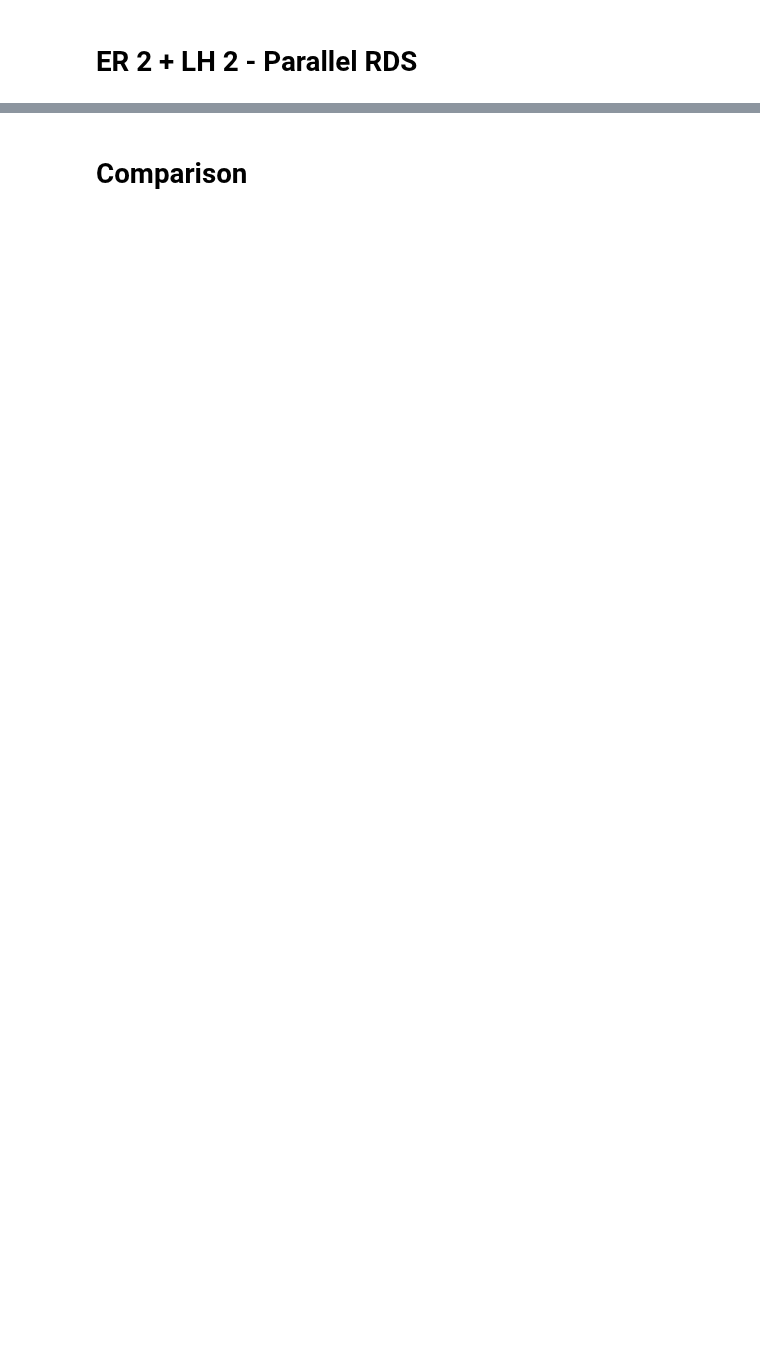
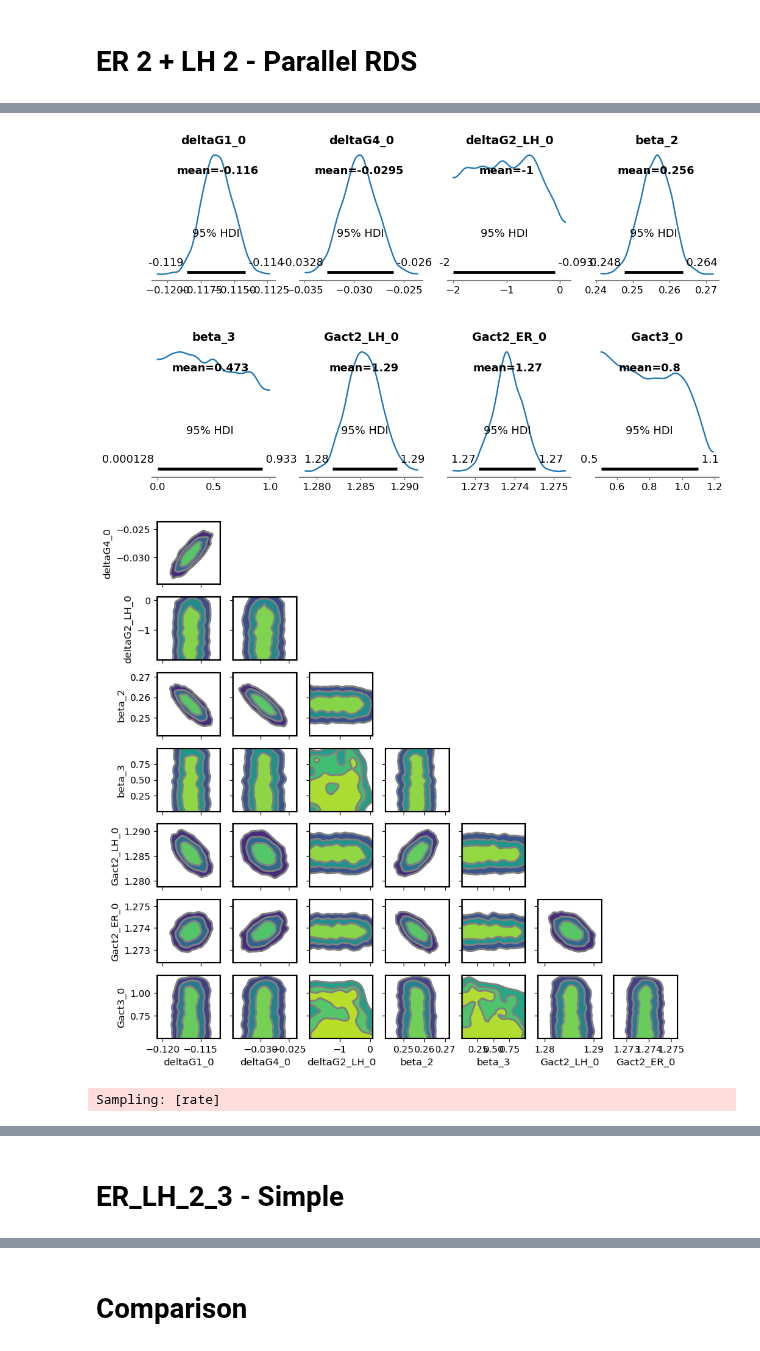
Before and after one commit to awasthivarun/MKM, a Jupyter notebook: CO_oxidation/Pt100_KOH_fitting_rate_replicates.ipynb, the cells around one changed output, grey strips where cells are left out. Saved outputs shown, nothing was run; the diff lists cells and outputs as text; code cells hidden in the pictures; blank space fills up the shorter version.

```diff
--- a/CO_oxidation/Pt100_KOH_fitting_rate_replicates.ipynb
+++ b/CO_oxidation/Pt100_KOH_fitting_rate_replicates.ipynb
@@ -713,0 +843,8 @@ rate: 0.845
+# %%
+target = 'ppt'
+ppc_ER_LH_2_3_Prior2 = plot_posteriors(trace_ER_LH_2_3_Prior2, ER_LH_2_3_Prior2, target)
+plot_model_fits(trace_ER_LH_2_3_Prior2, ppc_ER_LH_2_3_Prior2, target); plot_coverages(trace_ER_LH_2_3_Prior2, target)
+# %% [output]
+[figure, added]
+[figure, added]
+Sampling: [rate]
@@ -713,0 +857,2 @@ rate: 0.845
+# %% [markdown]
+# ER_LH_2_3 - Simple
```
Also changed, not shown: parts of 32 cells of this notebook, 12 other files.
